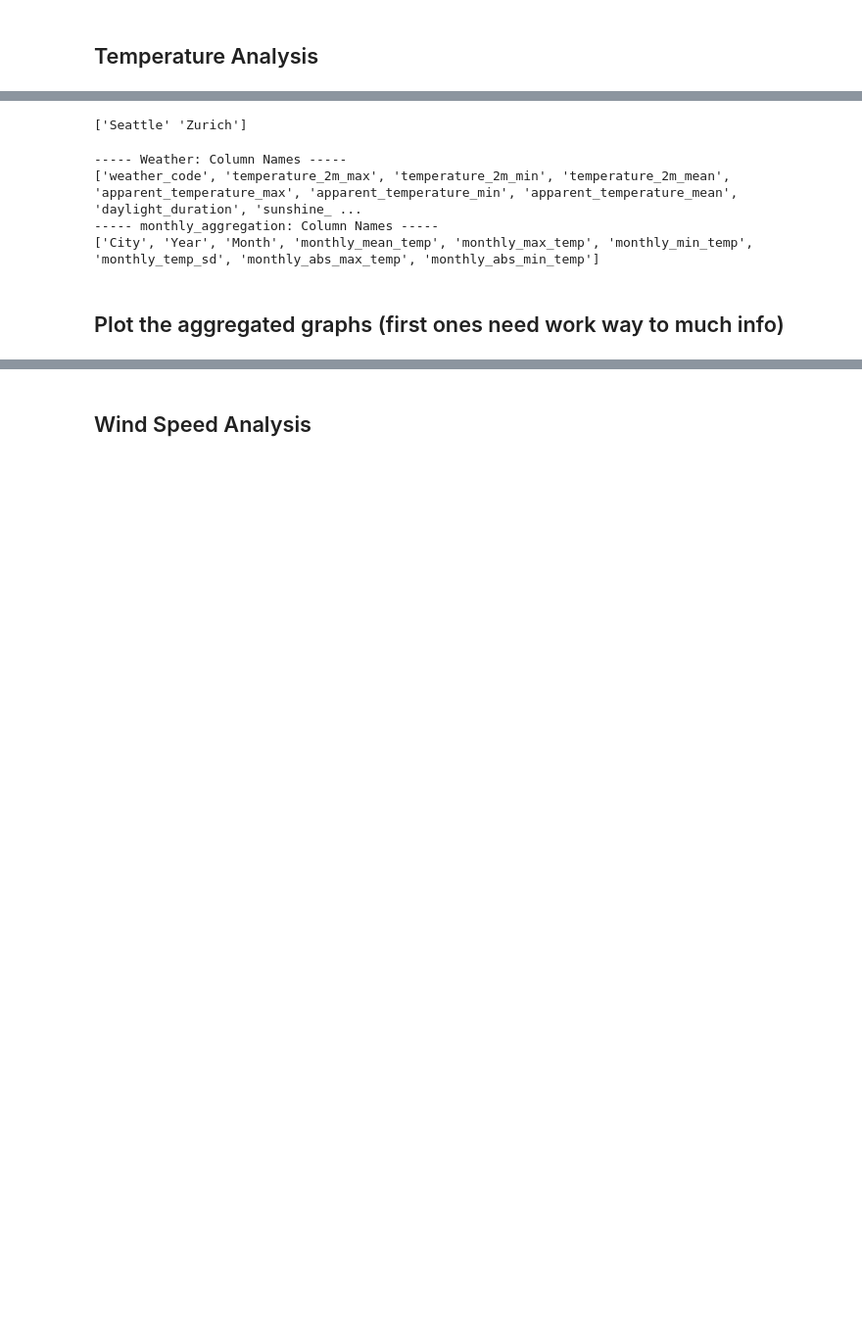
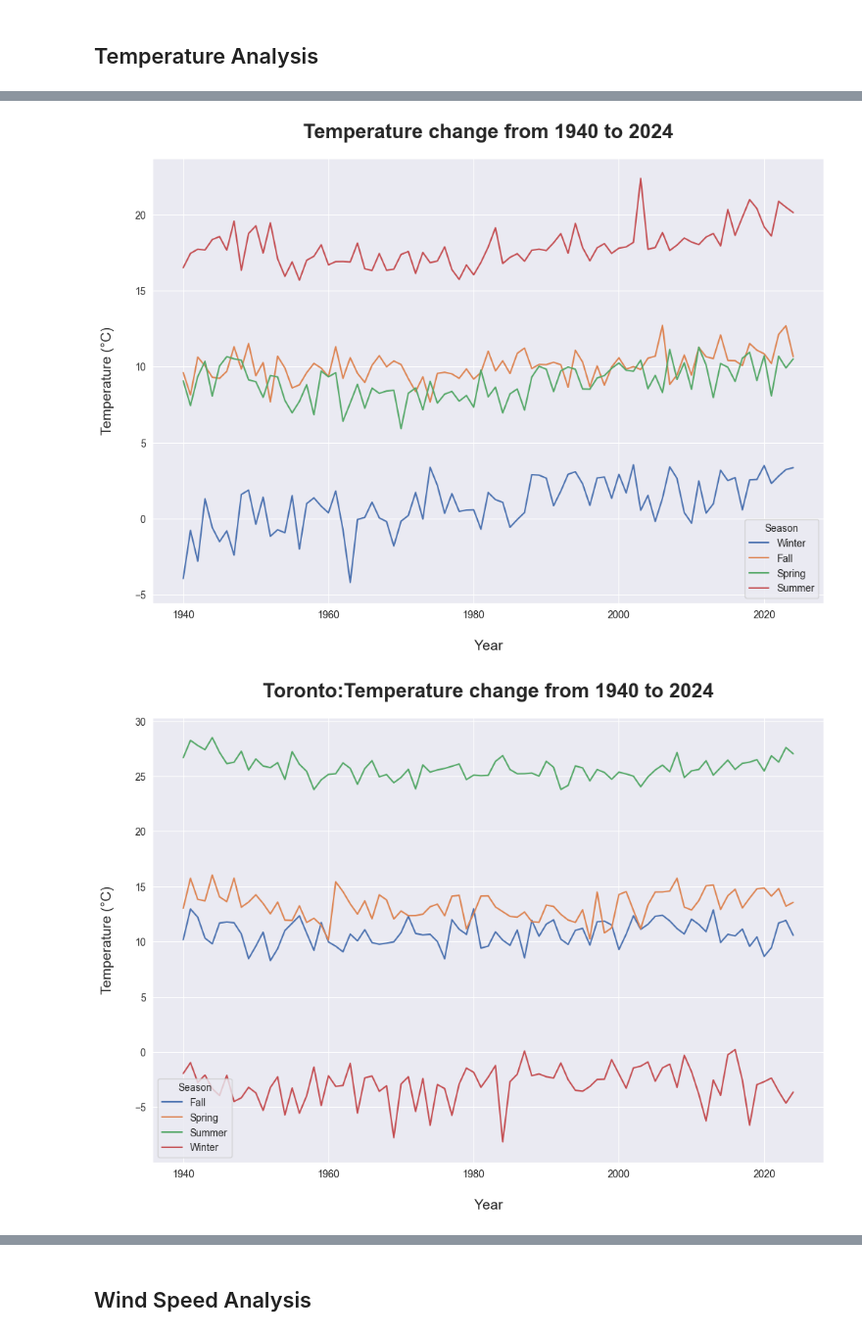
Before and after one commit to Jaffels/CIP_FS25_111, a Jupyter notebook: Merun.ipynb, the cells around one changed output, grey strips where cells are left out. Shown at 98% size. Cells and saved outputs as stored; diff of their text form; code cells hidden in the pictures; blank space fills up the shorter version.

```diff
--- a/Merun.ipynb
+++ b/Merun.ipynb
@@ -88,0 +1,27 @@ Overview:
+# %%
+# General libraries for data manipulation and visualization
+import numpy as np
+import pandas as pd
+import matplotlib.pyplot as plt
+import seaborn as sns
+from scipy.optimize import curve_fit
+from scipy.stats import gamma
+from calendar import month
+
+# Load both datasets and add the City column
+toronto = pd.read_csv("Data/Toronto.csv")
+zurich = pd.read_csv("Data/Zurich.csv")
+
+toronto['City'] = 'Toronto'
+zurich['City'] = 'Zurich'
+
+# Combine datasets
+Weather = pd.concat([toronto, zurich], ignore_index=True)
+
+Weather = Weather.set_index("date")
+
+# Set to datetime format
+Weather.index = pd.to_datetime(Weather.index)
+Weather = Weather.iloc[1:]
+
+Weather.head()
@@ -110,18 +125,22 @@ NameError: name 'calendar' is not defined
-# %%
-print(monthly_aggregation['City'].unique())
-# %% [output]
-['Seattle' 'Zurich']
-# %%
-# Display all column names in the DataFrame
-print("----- Weather: Column Names -----")
-print(list(Weather.columns))  # Display all column names in the DataFrame
-print("----- monthly_aggregation: Column Names -----")
-print(list(monthly_aggregation.columns))
-# %% [output]
------ Weather: Column Names -----
-['weather_code', 'temperature_2m_max', 'temperature_2m_min', 'temperature_2m_mean', 'apparent_temperature_max', 'apparent_temperature_min', 'apparent_temperature_mean', 'daylight_duration', 'sunshine_ ...
------ monthly_aggregation: Column Names -----
-['City', 'Year', 'Month', 'monthly_mean_temp', 'monthly_max_temp', 'monthly_min_temp', 'monthly_temp_sd', 'monthly_abs_max_temp', 'monthly_abs_min_temp']
-# %% [markdown]
-## Plot the aggregated graphs (first ones need work way to much info)
+# %%
+#Temperature Change in Zurich
+plt.figure(figsize=(12, 8))
+sns.lineplot(data=weather_aggregation[weather_aggregation["City"] == "Zurich"], x="Year", y="mean_temp", hue="Season", palette="deep")
+plt.title('Temperature change from 1940 to 2024', fontsize=20, fontweight='bold', pad=20)
+plt.xlabel('Year', fontsize=14, labelpad=20)
+plt.ylabel('Temperature (°C)', fontsize=14, labelpad=20)
+plt.grid(True)
+plt.show()
+
+#Temperature Change in Toronto
+plt.figure(figsize=(12, 8))
+sns.lineplot(data=weather_aggregation[weather_aggregation["City"] == "Toronto"], x="Year", y="mean_temp", hue="Season", palette="deep")
+plt.title('Toronto:Temperature change from 1940 to 2024', fontsize=20, fontweight='bold', pad=20)
+plt.xlabel('Year', fontsize=14, labelpad=20)
+plt.ylabel('Temperature (°C)', fontsize=14, labelpad=20)
+plt.grid(True)
+plt.show()
+# %% [output]
+[figure, added]
+[figure, added]
 # %%
```
Also changed, not shown: parts of 33 cells of this notebook.
